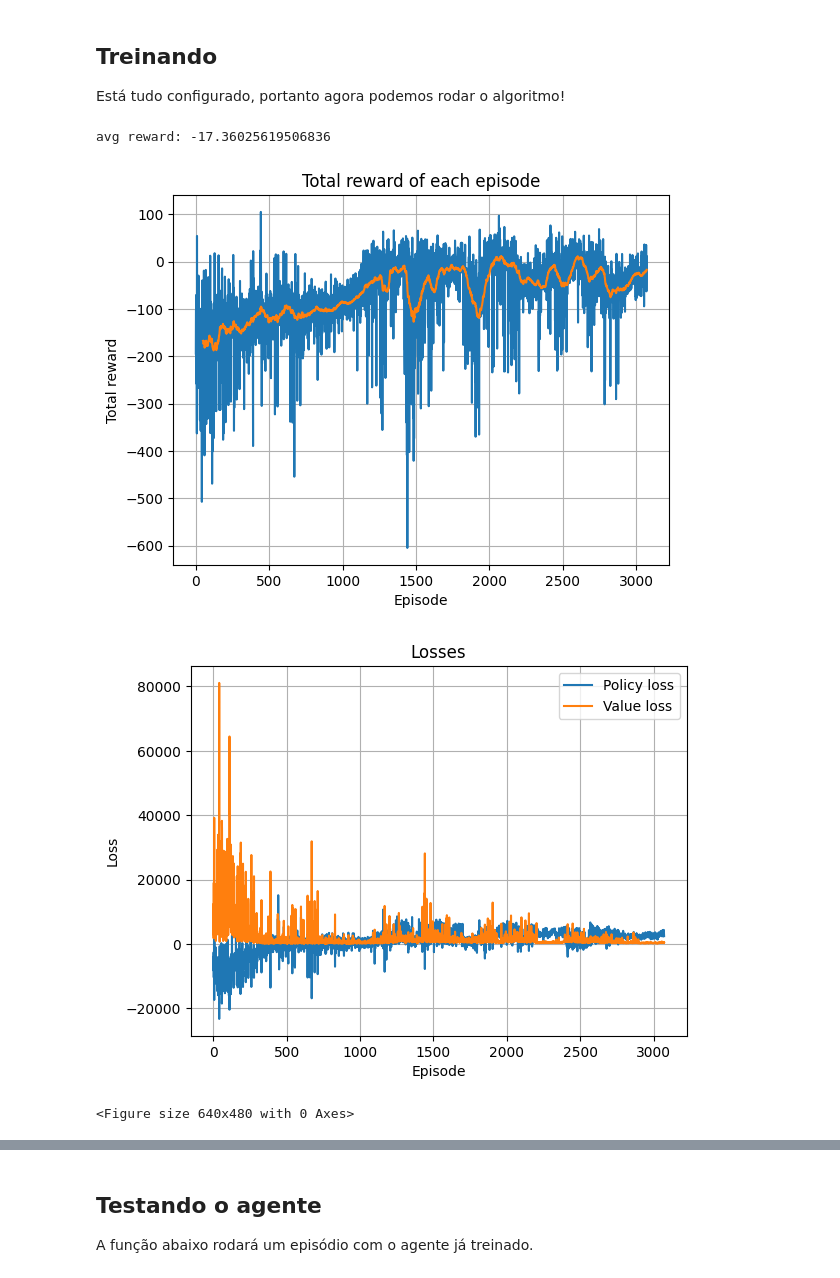
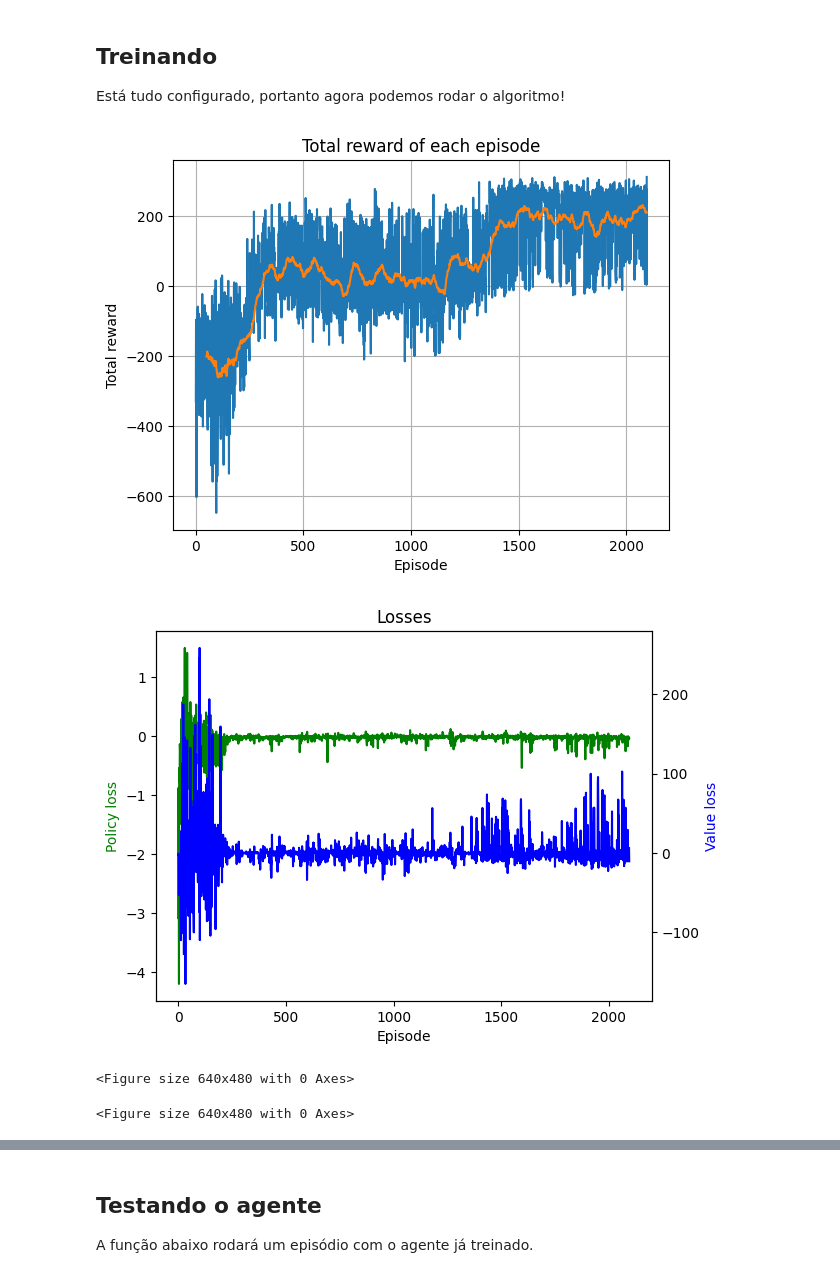
Before and after one commit to viniandrs/rl_implementations, a Jupyter notebook: ac_lunarlander.ipynb, the cells around one changed output, grey strips where cells are left out. Saved outputs shown, nothing was run; the diff lists cells and outputs as text; code cells hidden in the pictures.

```diff
--- a/ac_lunarlander.ipynb
+++ b/ac_lunarlander.ipynb
@@ -78,7 +78,7 @@ class PolicyNet(nn.Module):
         return x
 # %%
 class ValueNet(nn.Module):
-    def __init__(self, layer_sizes: List[int] = [64, 64]):
+    def __init__(self, layer_sizes: List[int] = [64, 64], n_actions=4):
         super().__init__()
 
         # construindo a rede neural
@@ -88,7 +88,7 @@ class ValueNet(nn.Module):
             layers.append(nn.Linear(input_size, n_neurons))
             layers.append(nn.ReLU())
             input_size = n_neurons
-        layers.append(nn.Linear(input_size, 1))
+        layers.append(nn.Linear(input_size, n_actions))
         self.nn = nn.Sequential(*layers)
 
     def forward(self, x):
@@ -180,19 +193,25 @@ def evaluate(metrics: Dict, show_result=False):
     plt.pause(0.001)  # pause a bit so that plots are updated
 
     # plotting losses
+    # plt.figure(2)
+    # plt.clf
+    # plt.title('Losses')
+    # plt.grid()
+    # plt.plot(metrics['avg_policy_loss_on_ep'], 'green')
+    # plt.plot(metrics['avg_value_loss_on_ep'], 'blue')
+
     fig, ax1 = plt.subplots()
     plt.clf
 
     ax2 = ax1.twinx()
-    ax1.plot(x, metrics['avg_policy_loss_on_ep'], 'green')
-    ax2.plot(x, metrics['avg_value_loss_on_ep'], 'blue')
+    ax1.plot(metrics['avg_policy_loss_on_ep'], 'green')
+    ax2.plot(metrics['avg_value_loss_on_ep'], 'blue')
 
     ax1.set_xlabel('Episode')
     ax1.set_ylabel('Policy loss', color='green')
     ax2.set_ylabel('Value loss', color='blue')
 
     plt.title('Losses')
-    plt.grid()
     plt.show()
 
     plt.pause(0.001)
@@ -211,15 +230,16 @@ def train(
         env: gym.Env,
         policy: PolicyNet,
         value: ValueNet,
-        total_steps=10_000,
+        learning_mode='on-policy',
+        total_steps=1_000_000,
         ep_max_steps=1000,
         gamma=0.99,
-        policy_lr=5e-4,
-        baseline_lr=5e-4,
+        policy_lr=5e-5,
+        value_lr=1e-3,
         verbose=False):
 
     policy_optimizer = torch.optim.Adam(policy.parameters(), lr=policy_lr)
-    baseline_optimizer = torch.optim.Adam(value.parameters(), lr=baseline_lr)
+    value_optimizer = torch.optim.Adam(value.parameters(), lr=value_lr)
 
     metrics = {
         'episode_rewards': [],
@@ -227,7 +247,6 @@ def train(
         'avg_policy_loss_on_ep': [],
         'avg_value_loss_on_ep': [],
     }
-    episode_step = 0
     truncated = False
 
     state, _ = env.reset()
@@ -242,11 +261,14 @@ def train(
         ep_reward += reward
 
         # update policy
-        policy, value, policy_loss, value_loss = update(policy, value, logprob, reward, state, next_state, \
-                                                           terminated, policy_optimizer, baseline_optimizer, gamma, ep_step)
+        action = action if learning_mode == 'on-policy' else None
+        policy, value, policy_loss, value_loss = update(policy, value, action, logprob, reward, state, next_state, \
+                                                           terminated, policy_optimizer, value_optimizer, gamma, ep_step)
+
         policy_loss_on_ep.append(policy_loss)
         value_loss_on_ep.append(value_loss)
         state = next_state
+        ep_step += 1
 
         if terminated or truncated or ep_step >= ep_max_steps:
             # logging
@@ -278,19 +300,20 @@ def train(
 
 Está tudo configurado, portanto agora podemos rodar o algoritmo!
 # %%
+#off-policy
 lunar_lander = gym.make(
     "LunarLander-v2",
     continuous = False,
     gravity = -10.0,
     enable_wind = False,
     wind_power = 15.0,
     turbulence_power = 1.5,
 )
 policy_net = PolicyNet().to(DEVICE)
-baseline = ValueNet().to(DEVICE)
-trained_policy_net = train(lunar_lander, policy_net, baseline, policy_lr=1e-3, verbose=True)
+value_net = ValueNet().to(DEVICE)
+trained_policy_net = train(lunar_lander, policy_net, value_net, 'on-policy', verbose=True)
 # %% [output]
-avg reward: -17.36025619506836
-[figure, old version]
+[figure, new version]
-[figure, old version]
+[figure, new version]
+<Figure size 640x480 with 0 Axes>
 <Figure size 640x480 with 0 Axes>
```
Also changed, not shown: parts of 3 cells of this notebook, 5 other files.
